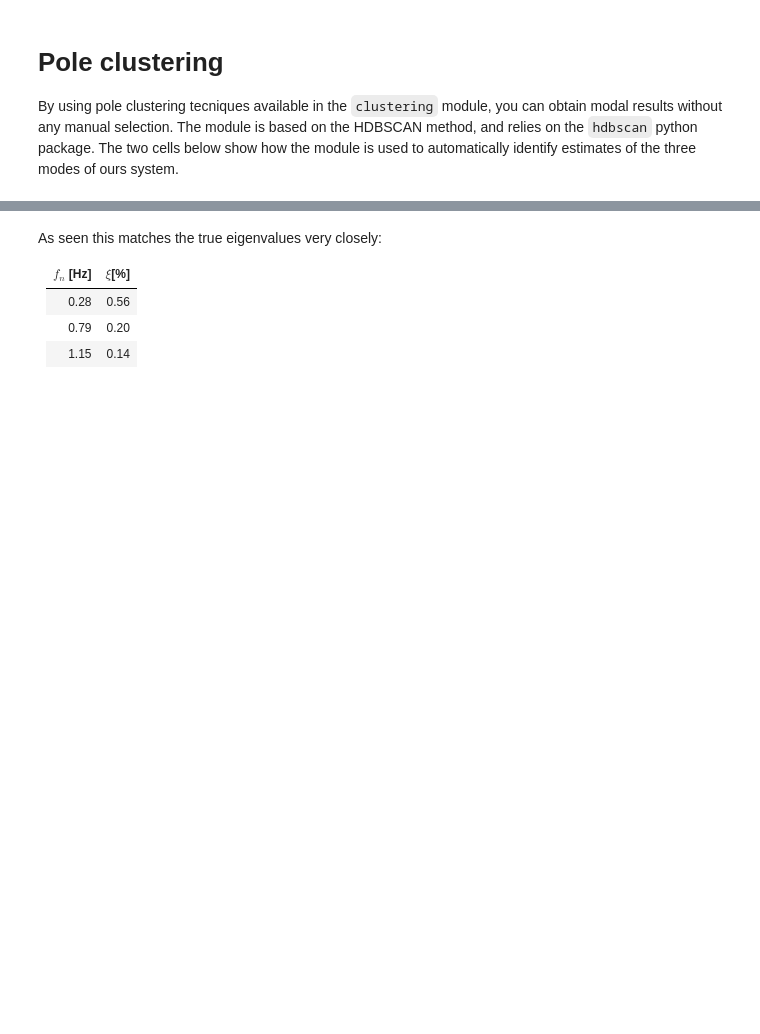
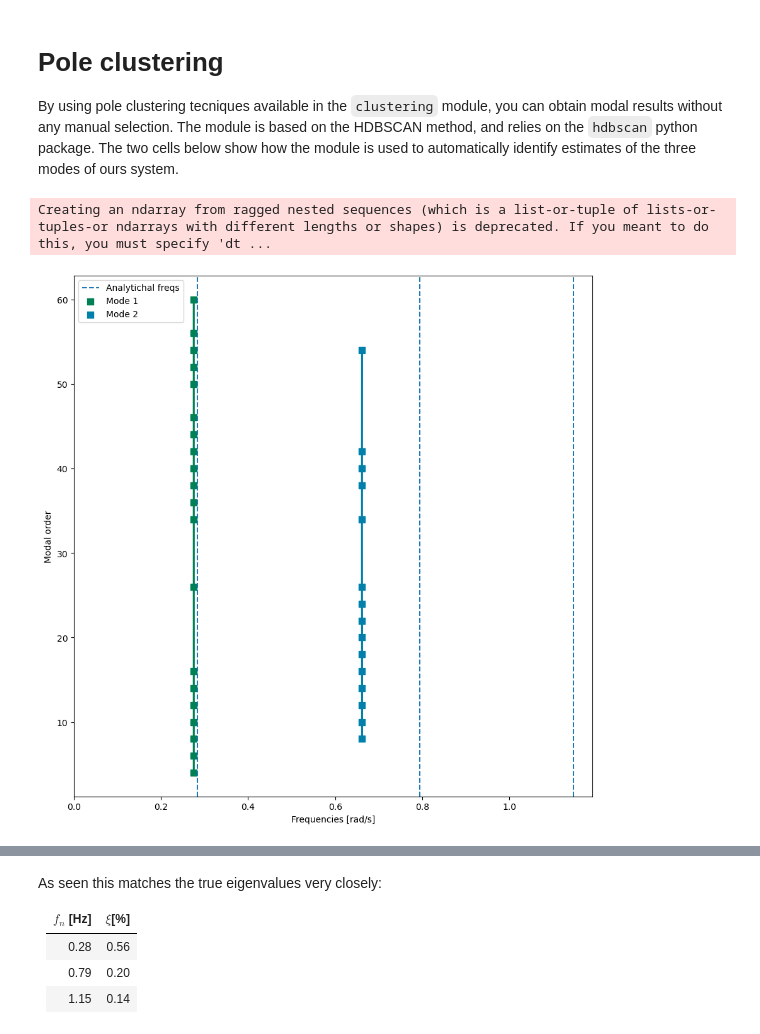
Before and after one commit to emilnebb/AOMA_Halogaland, a Jupyter notebook: examples/shear_frame.ipynb, the cells around one changed output, grey strips where cells are left out. Drawn from its saved outputs; the diff is of its cells as text; code cells hidden in the pictures; blank space fills up the shorter version.

```diff
--- a/examples/shear_frame.ipynb
+++ b/examples/shear_frame.ipynb
@@ -42,6 +40,7 @@ lambdai, qi = np.linalg.eig(A)
 
 ix = np.argsort(np.abs(lambdai))
 xi = -np.real(lambdai)/np.abs(lambdai)
-print(np.sort(np.abs(lambdai[::2])/np.pi/2))
+true_freq = np.sort(np.abs(lambdai[::2])/np.pi/2)
+print(true_freq)
 # %% [output]
 [0.28332245 0.79385187 1.14714919]
@@ -135,6 +135,14 @@ fn_mean = np.array([np.mean(om_i) for om_i in omega_n_auto])/2/np.pi
 
 xi_std = np.array([np.std(xi_i) for xi_i in xi_auto])
 fn_std = np.array([np.std(om_i) for om_i in omega_n_auto])/2/np.pi
+# %%
+import plot_koma
+
+fig = plot_koma.plot_stab_from_KOMA(np.array(omega_n_auto)/np.pi/2, order_auto, true_w=true_freq)
+fig.savefig("realization.jpg")
+# %% [output]
+Creating an ndarray from ragged nested sequences (which is a list-or-tuple of lists-or-tuples-or ndarrays with different lengths or shapes) is deprecated. If you meant to do this, you must specify 'dt ...
+[figure, added]
 # %%
 # Print table
 import pandas as pd
```
Also changed, not shown: parts of 10 cells of this notebook, 7 other files.
